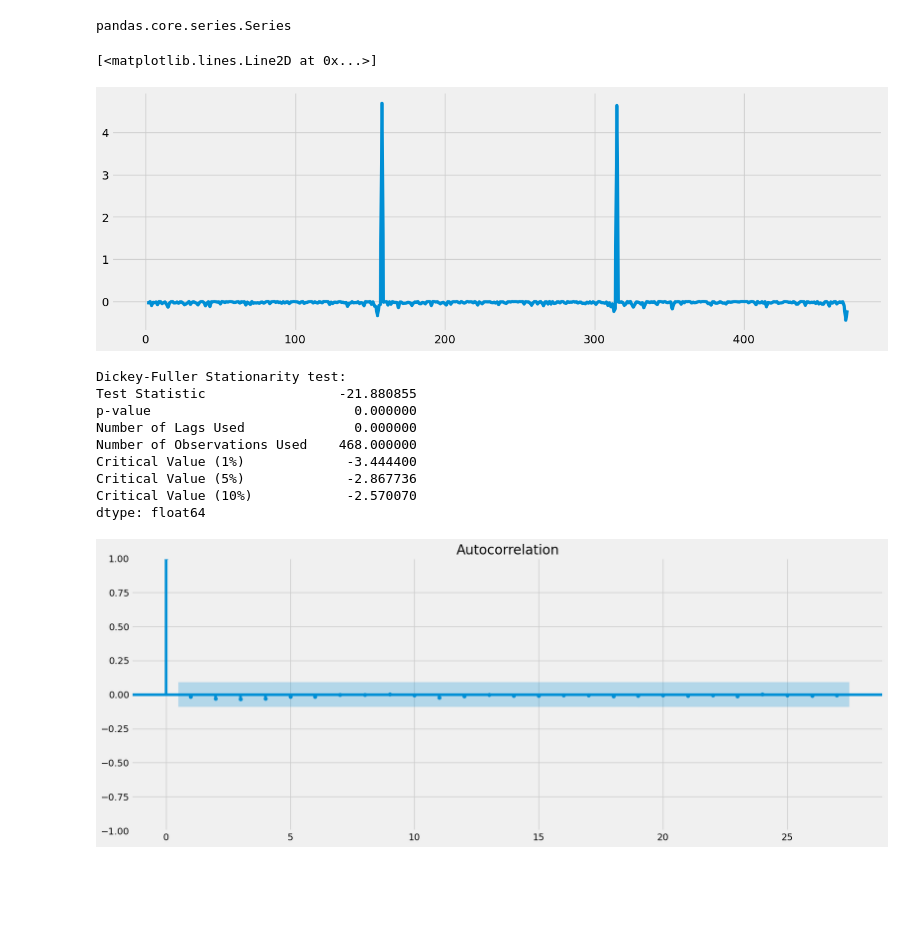
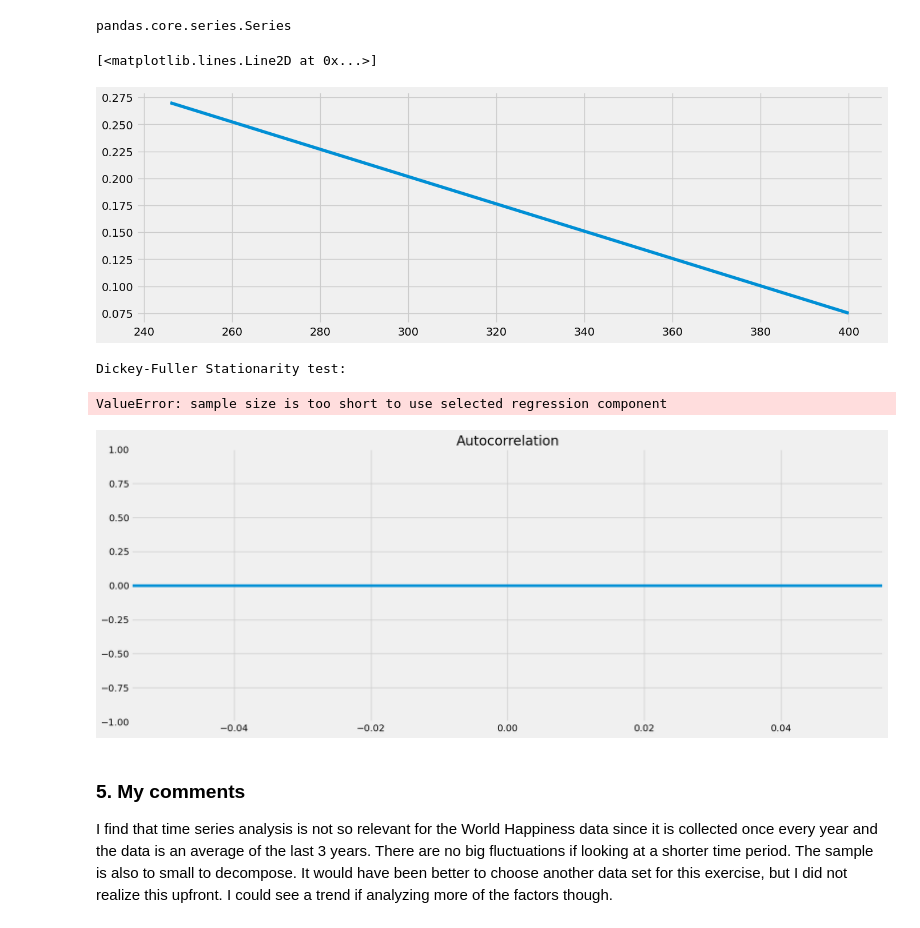
Before and after one commit to susanne-maj/world-happiness, a Jupyter notebook: 03 Scripts/6.6 WH Sourcing and Analyzing.ipynb, the cells around one changed output. Cells and saved outputs as stored; diff of their text form; code cells hidden in the pictures; blank space fills up the shorter version.

```diff
--- a/03 Scripts/6.6 WH Sourcing and Analyzing.ipynb
+++ b/03 Scripts/6.6 WH Sourcing and Analyzing.ipynb
@@ -327,24 +305,17 @@ pandas.core.series.Series
 # Check out what the differencing did to the time-series curve
 
 plt.figure(figsize=(15,5), dpi=100)
-plt.plot(whr_diff)
+plt.plot(data_diff)
 # %% [output]
 [<matplotlib.lines.Line2D at 0x...>]
-[figure, old version]
+[figure, new version]
 # %%
-dickey_fuller(whr_diff)
+dickey_fuller(data_diff)
 # %% [output]
 Dickey-Fuller Stationarity test:
-Test Statistic                 -21.880855
-p-value                          0.000000
-Number of Lags Used              0.000000
-Number of Observations Used    468.000000
-Critical Value (1%)             -3.444400
-Critical Value (5%)             -2.867736
-Critical Value (10%)            -2.570070
-dtype: float64
+ValueError: sample size is too short to use selected regression component
 # %%
-plot_acf(whr_diff)
+plot_acf(data_diff)
 plt.show()
 # %% [output]
-[figure, old version]
+[figure, new version]
@@ -357,0 +322,4 @@ whr_clean.to_csv(r'C:\Users\Administrator\Documents\data analytics\Advanced Anal
+# %% [markdown]
+### 5. My comments
+I find that time series analysis is not so relevant for the World Happiness data since it is collected once every year and the data is an average of the last 3 years.
+There are no big fluctuations if looking at a shorter time period. The sample is also to small to decompose. It would have been better to choose another data set for this exercise, but I did not realize this upfront. I could see a trend if analyzing more of the factors though.
```
Also changed, not shown: parts of 19 cells of this notebook.
